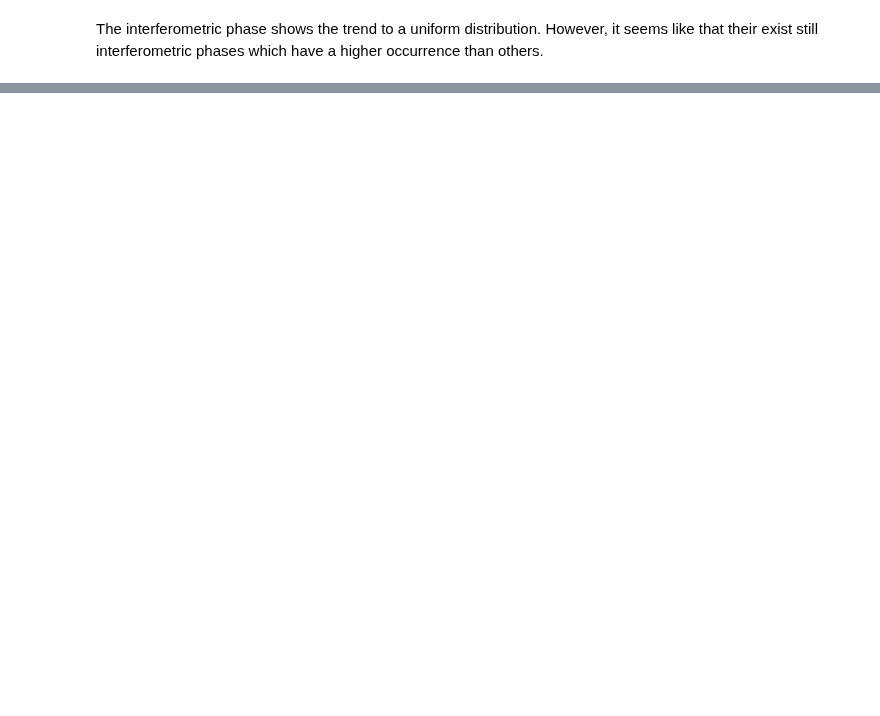
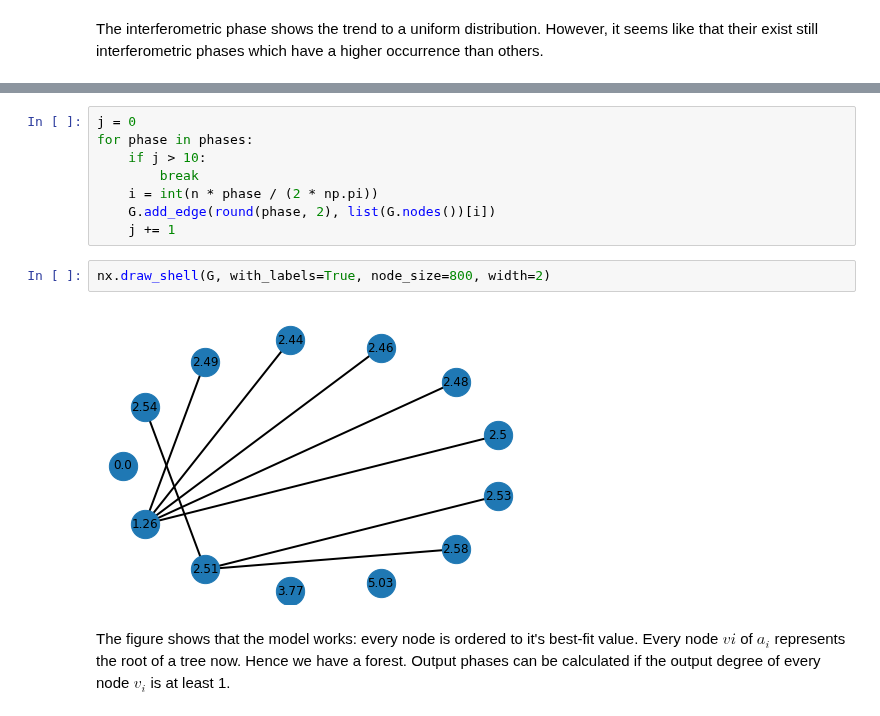
Before and after one commit to bilaljo/MiniPTI, a Jupyter notebook: notebooks/pti.ipynb, the cells around one changed output, grey strips where cells are left out. Cells and saved outputs as stored; diff of their text form; blank space fills up the shorter version.

```diff
--- a/notebooks/pti.ipynb
+++ b/notebooks/pti.ipynb
@@ -118,0 +129,14 @@ In the figure above a possible graph for the phases after a DFS is shown.
+# %%
+j = 0
+for phase in phases:
+    if j > 10:
+        break
+    i = int(n * phase / (2 * np.pi))
+    G.add_edge(round(phase, 2), list(G.nodes())[i])
+    j += 1
+# %%
+nx.draw_shell(G, with_labels=True, node_size=800, width=2)
+# %% [output]
+[figure, added]
+# %% [markdown]
+The figure shows that the model works: every node is ordered to it's best-fit value. Every node $vi$ of $a_i$ represents the root of a tree now. Hence we have a forest. Output phases can be calculated if the output degree of every node $v_i$ is at least 1.
```
Also changed, not shown: parts of 6 cells of this notebook.
